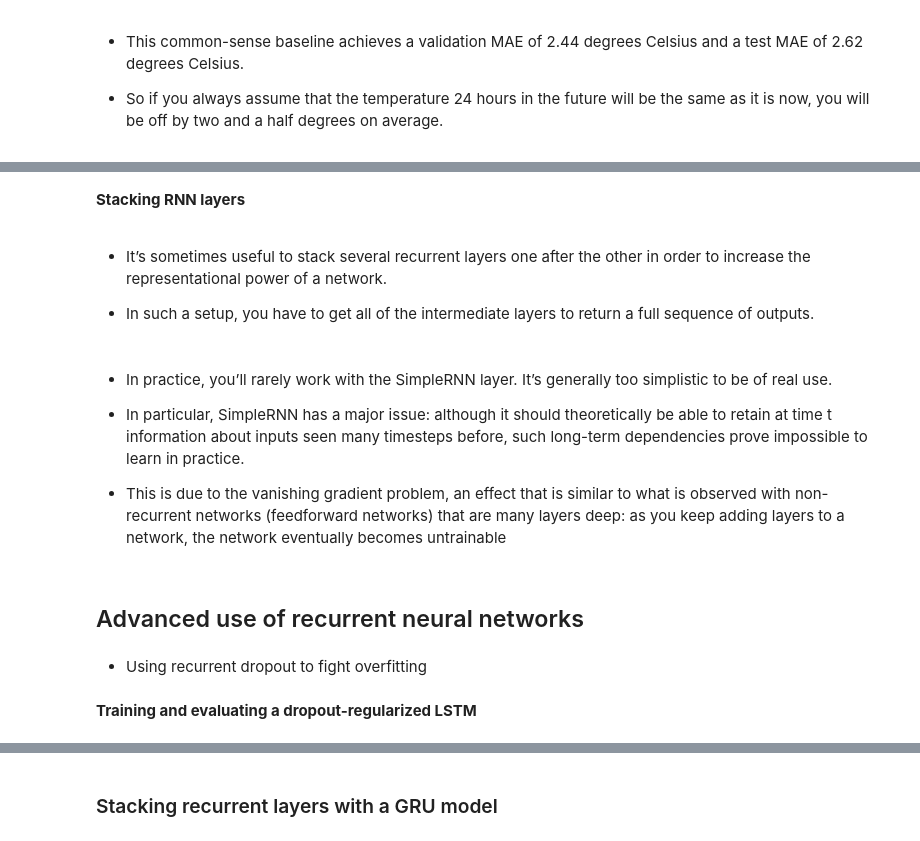
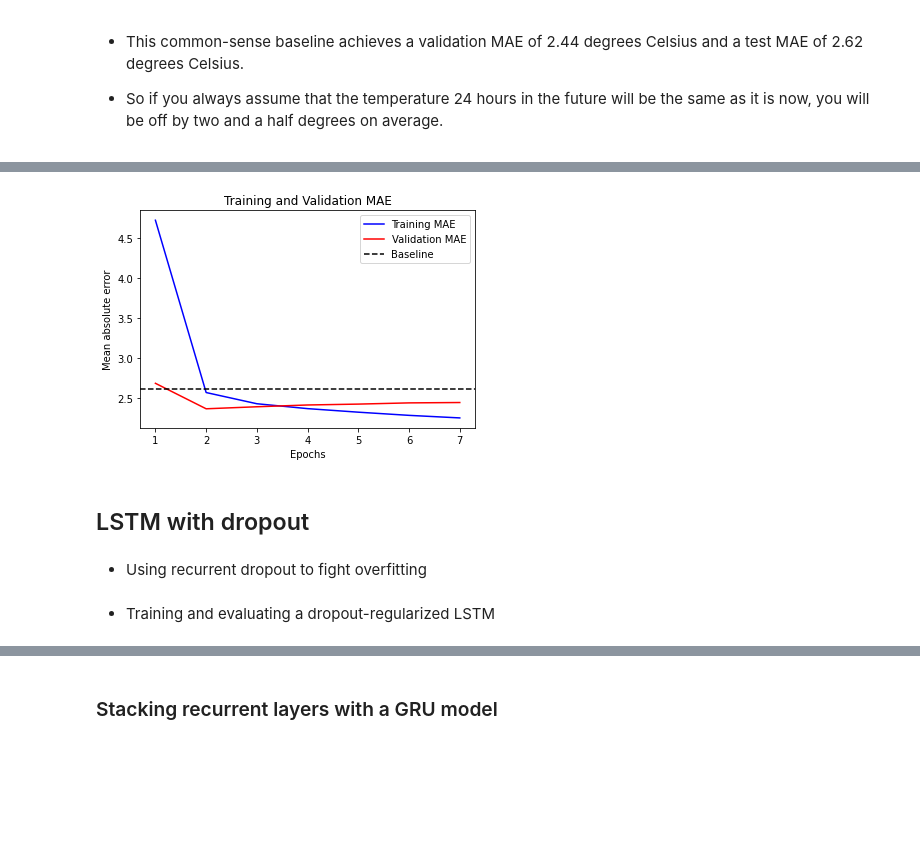
Before and after one commit to kirenz/deep-learning, a Jupyter notebook: docs/keras-time.ipynb, the cells around one changed output, grey strips where cells are left out. Cells and saved outputs as stored; diff of their text form; code cells hidden in the pictures; blank space fills up the shorter version.

```diff
--- a/docs/keras-time.ipynb
+++ b/docs/keras-time.ipynb
@@ -330,7 +322,8 @@ model = keras.Model(inputs, outputs)
 # %%
 callbacks = [
-    keras.callbacks.ModelCheckpoint("jena_dense.keras",
-                                    save_best_only=True)
+    keras.callbacks.ModelCheckpoint("time_jena_lstm.keras",
+                                    save_best_only=True),
+    keras.callbacks.EarlyStopping(monitor="val_loss", min_delta=0, patience=5)
 ]
 # %%
 model.compile(optimizer="rmsprop",
@@ -375,15 +361,19 @@ Test MAE: 2.64
 # %%
 import matplotlib.pyplot as plt
 
-loss = history.history["mae"]
-val_loss = history.history["val_mae"]
-epochs = range(1, len(loss) + 1)
+def visualize_mae(history, title):
+    loss = history.history["mae"]
+    val_loss = history.history["val_mae"]
+    epochs = range(1, len(loss) + 1)
 
-plt.figure()
+    plt.figure()
 
-plt.plot(epochs, loss, "bo", label="Training MAE")
-plt.plot(epochs, val_loss, "b", label="Validation MAE")
+    plt.plot(epochs, loss, "b", label="Training MAE")
+    plt.plot(epochs, val_loss, "r", label="Validation MAE")
 
-plt.title("Training and validation MAE")
-plt.legend()
-plt.show()
+    plt.title(title)
+    plt.axhline(y=2.62, color='k', linestyle='--', label='Baseline')
+    plt.xlabel("Epochs")
+    plt.ylabel("Mean absolute error")
+    plt.legend()
+    plt.show()
@@ -439,5 +379,0 @@ model.compile(optimizer="rmsprop",
-# %%
-history = model.fit(train_dataset,
-                    epochs=10,
-                    validation_data=val_dataset,
-                    callbacks=callbacks)
@@ -512,5 +379,0 @@ model.compile(optimizer="rmsprop",
-# %%
-history = model.fit(train_dataset,
-                    epochs=10,
-                    validation_data=val_dataset,
-                    callbacks=callbacks)
@@ -606,7 +379,0 @@ print(outputs.shape)
-# %% [markdown]
-**Stacking RNN layers**
-# %% [markdown]
-- It’s sometimes useful to stack several recurrent layers one after the other in order to
-increase the representational power of a network.
-
-- In such a setup, you have to get all of the intermediate layers to return a full sequence of outputs.
@@ -620,17 +380,13 @@ outputs = layers.SimpleRNN(16)(x)
-# %% [markdown]
-- In practice, you’ll rarely work with the SimpleRNN layer. It’s generally too simplistic to be of real use.
-
-- In particular, SimpleRNN has a major issue: although it should theoretically
-be able to retain at time t information about inputs seen many timesteps before, such
-long-term dependencies prove impossible to learn in practice.
-
-- This is due to the vanishing gradient problem, an effect that is similar to what is observed with non-recurrent networks (feedforward networks) that are many layers deep: as you keep adding layers to a network, the network eventually becomes untrainable
-# %% [markdown]
-## Advanced use of recurrent neural networks
+# %%
+visualize_mae(history, "Training and Validation MAE")
+# %% [output]
+[figure, added]
+# %% [markdown]
+## LSTM with dropout
 # %% [markdown]
 - Using recurrent dropout to fight overfitting
 # %% [markdown]
-**Training and evaluating a dropout-regularized LSTM**
+- Training and evaluating a dropout-regularized LSTM
 # %%
 inputs = keras.Input(shape=(sequence_length, raw_data.shape[-1]))
 
```
Also changed, not shown: parts of 81 cells of this notebook, 5 other files.
